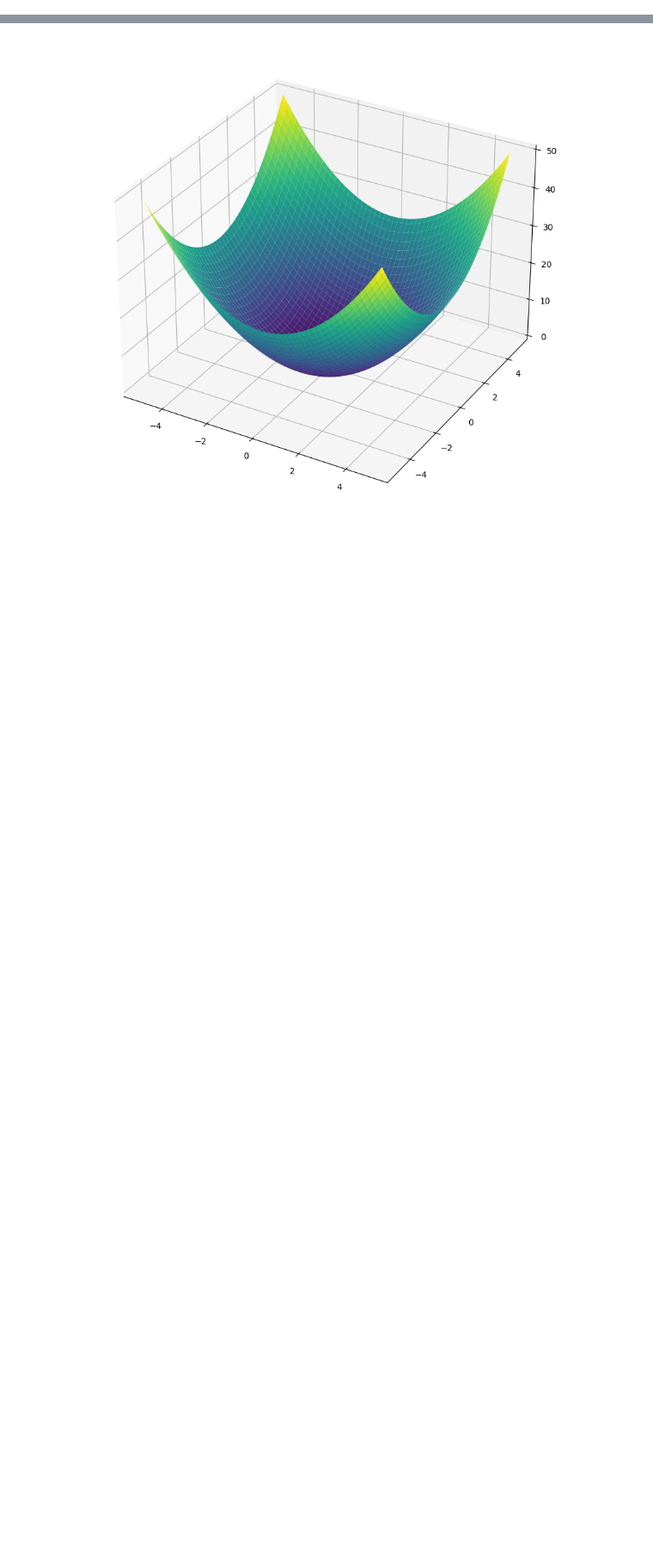
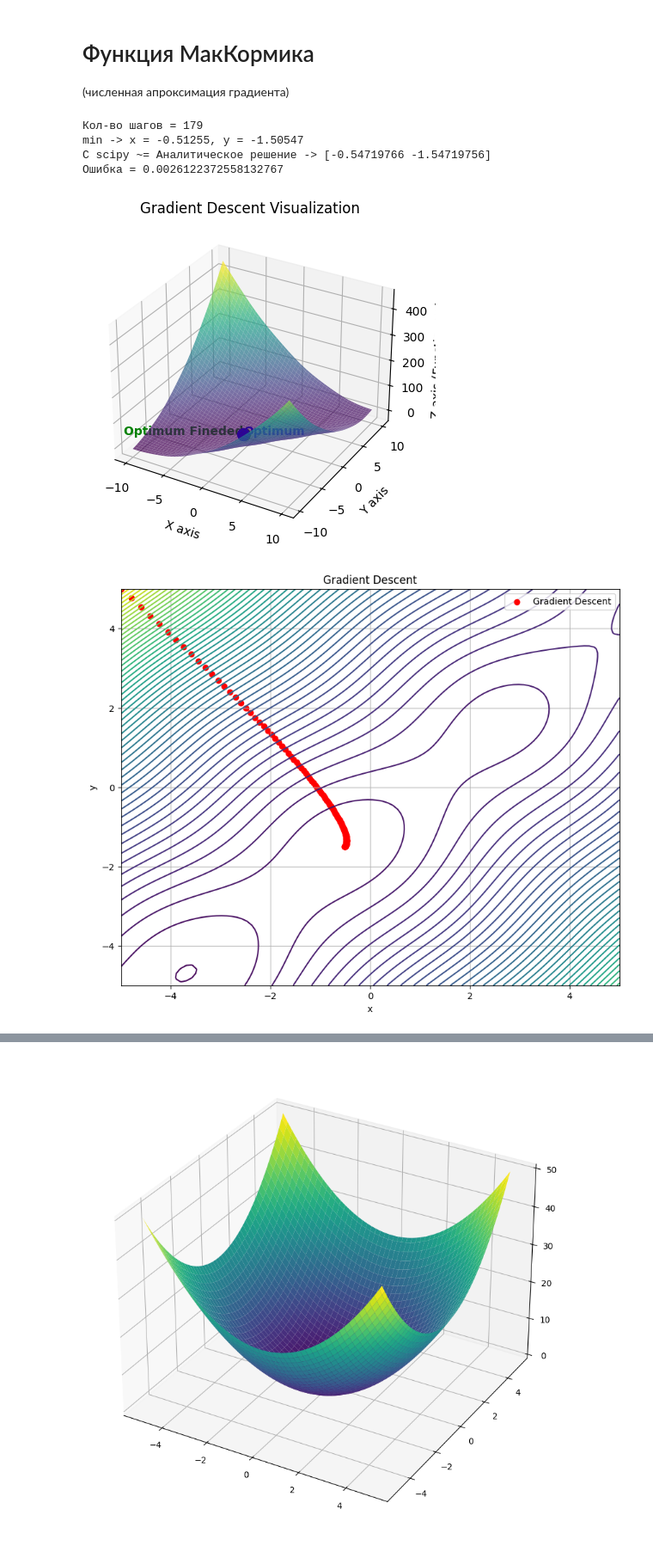
Before and after one commit to sashabobr007/ML_labs, a Jupyter notebook: 1.ipynb, the cells around one changed output, grey strips where cells are left out. Shown at 86% size. Cells and saved outputs as stored; diff of their text form; code cells hidden in the pictures; blank space fills up the shorter version.

```diff
--- a/1.ipynb
+++ b/1.ipynb
@@ -2,0 +227,16 @@
+# %% [markdown]
+# Функция МакКормика
+(численная апроксимация градиента)
+# %%
+ex = GradientFind(f='sin(x + y) + (x-y)**2 -1.5*x + 2.5*y + 1', initial_params=np.array([-5,5]),
+                  treshold=0.001, learning_rate = 0.01, animation_interval_ms=10, grad_approximetely=True)
+ex.find()
+ex.plot_animation()
+ex.plot_simple()
+# %% [output]
+Кол-во шагов = 179
+min -> x = -0.51255, y = -1.50547
+C scipy ~= Аналитическое решение -> [-0.54719766 -1.54719756]
+Ошибка = 0.0026122372558132767
+[figure, added]
+[figure, added]
```
Also changed, not shown: parts of 9 cells of this notebook, 2 other files.
